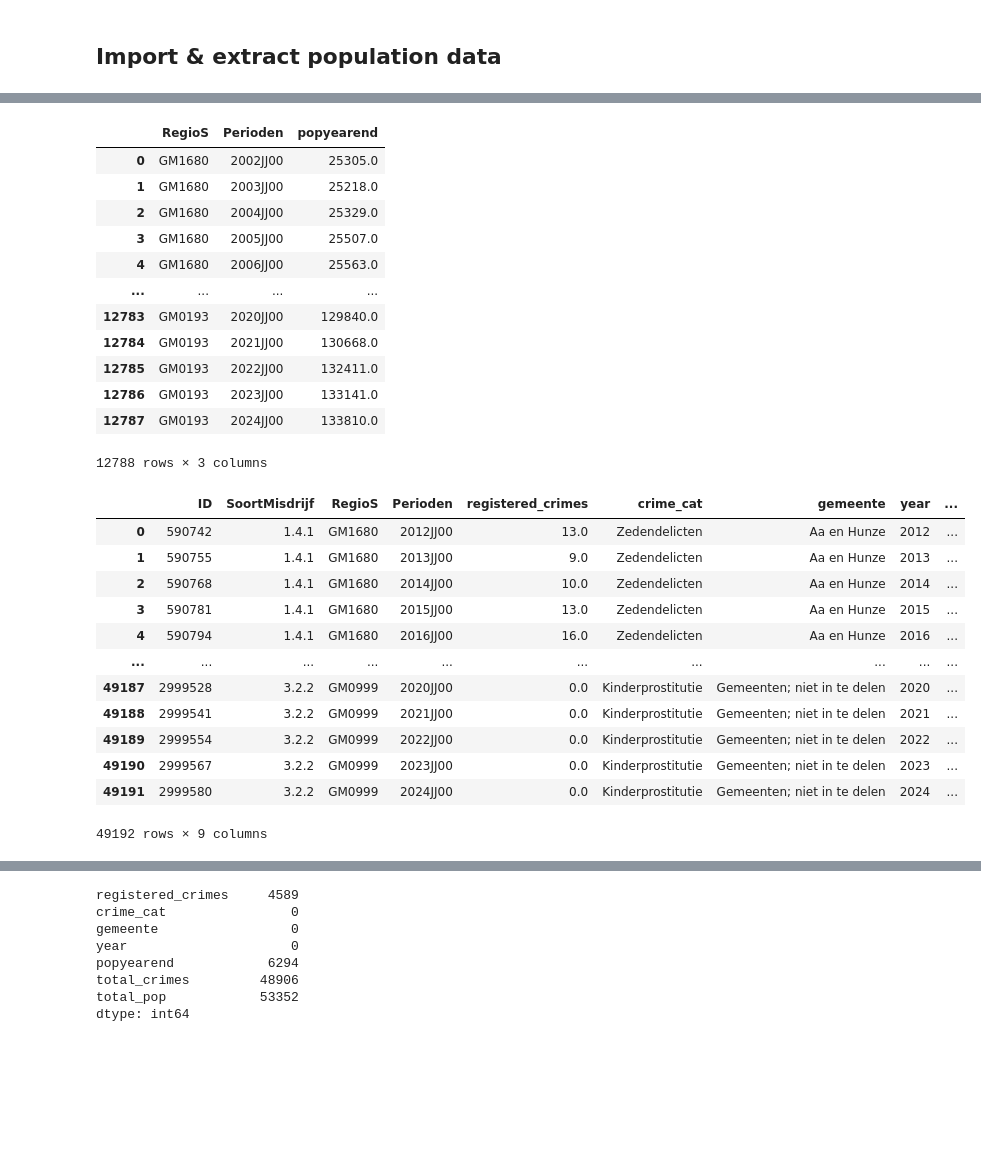
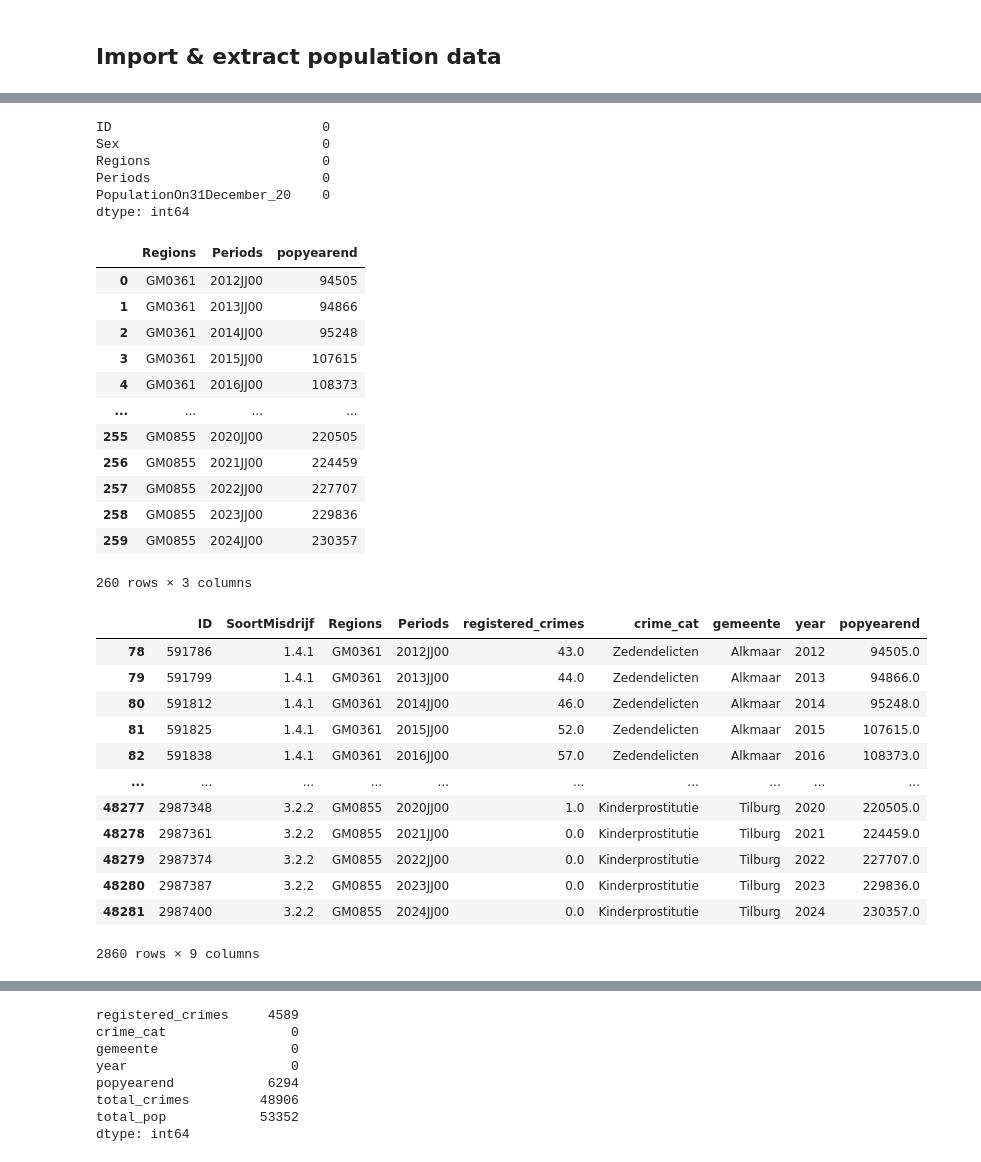
Before and after one commit to chels-j/NLViolentCrime, a Jupyter notebook: NLCrimeAnalysis.ipynb, the cells around one changed output, grey strips where cells are left out. Drawn from its saved outputs; the diff is of its cells as text; code cells hidden in the pictures; blank space fills up the shorter version.

```diff
--- a/NLCrimeAnalysis.ipynb
+++ b/NLCrimeAnalysis.ipynb
@@ -272,11 +259,13 @@ dtype: int64
 # %% [markdown]
 ## Import & extract population data
 # %%
-## Extracted from: https://opendata.cbs.nl/statline/portal.html?_la=nl&_catalog=CBS&tableId=37230ned&_theme=270
-## https://opendata.cbs.nl/statline/#/CBS/nl/dataset/37230ned/table?ts=1752318493150
+## Extracted from: https://opendata.cbs.nl/statline/#/CBS/en/dataset/37259eng/table?ts=1752340527100
+## https://opendata.cbs.nl/statline/portal.html?_la=en&_catalog=CBS&tableId=37259eng&_theme=1178
 ## On: 12-07-2025
 
-popdata = 'Bevolking_Gemeenten.csv'
+# popdata = 'Bevolking_Gemeenten.csv'
+popdata = 'Pop_NL_MajorCities.csv'
+
 
 popdata_df = pd.read_csv(popdata, sep=';')
 
@@ -309,44 +280,54 @@ dtype: int64
+# %%
+popdata_df.isna().sum()
+# %% [output]
+ID                           0
+Sex                          0
+Regions                      0
+Periods                      0
+PopulationOn31December_20    0
+dtype: int64
 # %%
 ## Keep only 'bevolking aan het einde van de periode', RegioS and Perioden
-popdata_df.drop(labels=['ID','BevolkingAanHetBeginVanDePeriode_1'], axis=1, inplace=True)
+popdata_df.drop(labels=['ID','Sex'], axis=1, inplace=True)
 # %%
 ## Rename bevolking column to PopYearEnd
-popdata_df.rename(mapper={'BevolkingAanHetEindeVanDePeriode_15':'popyearend'}, axis=1, inplace=True)
+popdata_df.rename(mapper={'PopulationOn31December_20':'popyearend'}, axis=1, inplace=True)
 # %%
 popdata_df
 # %% [output]
-|  | RegioS | Perioden | popyearend |
-| 0 | GM1680 | 2002JJ00 | 25305.0 |
-| 1 | GM1680 | 2003JJ00 | 25218.0 |
-| 2 | GM1680 | 2004JJ00 | 25329.0 |
-| 3 | GM1680 | 2005JJ00 | 25507.0 |
-| 4 | GM1680 | 2006JJ00 | 25563.0 |
+|  | Regions | Periods | popyearend |
+| 0 | GM0361 | 2012JJ00 | 94505 |
+| 1 | GM0361 | 2013JJ00 | 94866 |
+| 2 | GM0361 | 2014JJ00 | 95248 |
+| 3 | GM0361 | 2015JJ00 | 107615 |
+| 4 | GM0361 | 2016JJ00 | 108373 |
 | ... | ... | ... | ... |
-| 12783 | GM0193 | 2020JJ00 | 129840.0 |
-| 12784 | GM0193 | 2021JJ00 | 130668.0 |
-| 12785 | GM0193 | 2022JJ00 | 132411.0 |
-| 12786 | GM0193 | 2023JJ00 | 133141.0 |
-| 12787 | GM0193 | 2024JJ00 | 133810.0 |
+| 255 | GM0855 | 2020JJ00 | 220505 |
+| 256 | GM0855 | 2021JJ00 | 224459 |
+| 257 | GM0855 | 2022JJ00 | 227707 |
+| 258 | GM0855 | 2023JJ00 | 229836 |
+| 259 | GM0855 | 2024JJ00 | 230357 |
-12788 rows × 3 columns
+260 rows × 3 columns
 # %%
 ## Merge popdata_df to crime_df based on common RegioS and Perioden keys
-crimepc_df = pd.merge(crime_df, popdata_df, on=['RegioS', 'Perioden'], how='left')
+crimepc_df = pd.merge(crime_df, popdata_df, on=['Regions', 'Periods'], how='left')
 # %%
 crimepc_df.rename({'GeregistreerdeMisdrijven_1':'registered_crimes'},axis=1, inplace=True)
 # %%
-crimepc_df
+crime_cities = crimepc_df[~crimepc_df['popyearend'].isna()]
+crime_cities
 # %% [output]
-|  | ID | SoortMisdrijf | RegioS | Perioden | registered_crimes | crime_cat | gemeente | year | ... |
-| 0 | 590742 | 1.4.1 | GM1680 | 2012JJ00 | 13.0 | Zedendelicten | Aa en Hunze | 2012 | ... |
-| 1 | 590755 | 1.4.1 | GM1680 | 2013JJ00 | 9.0 | Zedendelicten | Aa en Hunze | 2013 | ... |
-| 2 | 590768 | 1.4.1 | GM1680 | 2014JJ00 | 10.0 | Zedendelicten | Aa en Hunze | 2014 | ... |
-| 3 | 590781 | 1.4.1 | GM1680 | 2015JJ00 | 13.0 | Zedendelicten | Aa en Hunze | 2015 | ... |
-| 4 | 590794 | 1.4.1 | GM1680 | 2016JJ00 | 16.0 | Zedendelicten | Aa en Hunze | 2016 | ... |
+|  | ID | SoortMisdrijf | Regions | Periods | registered_crimes | crime_cat | gemeente | year | popyearend |
+| 78 | 591786 | 1.4.1 | GM0361 | 2012JJ00 | 43.0 | Zedendelicten | Alkmaar | 2012 | 94505.0 |
+| 79 | 591799 | 1.4.1 | GM0361 | 2013JJ00 | 44.0 | Zedendelicten | Alkmaar | 2013 | 94866.0 |
+| 80 | 591812 | 1.4.1 | GM0361 | 2014JJ00 | 46.0 | Zedendelicten | Alkmaar | 2014 | 95248.0 |
+| 81 | 591825 | 1.4.1 | GM0361 | 2015JJ00 | 52.0 | Zedendelicten | Alkmaar | 2015 | 107615.0 |
+| 82 | 591838 | 1.4.1 | GM0361 | 2016JJ00 | 57.0 | Zedendelicten | Alkmaar | 2016 | 108373.0 |
 | ... | ... | ... | ... | ... | ... | ... | ... | ... | ... |
-| 49187 | 2999528 | 3.2.2 | GM0999 | 2020JJ00 | 0.0 | Kinderprostitutie | Gemeenten; niet in te delen | 2020 | ... |
-| 49188 | 2999541 | 3.2.2 | GM0999 | 2021JJ00 | 0.0 | Kinderprostitutie | Gemeenten; niet in te delen | 2021 | ... |
-| 49189 | 2999554 | 3.2.2 | GM0999 | 2022JJ00 | 0.0 | Kinderprostitutie | Gemeenten; niet in te delen | 2022 | ... |
-| 49190 | 2999567 | 3.2.2 | GM0999 | 2023JJ00 | 0.0 | Kinderprostitutie | Gemeenten; niet in te delen | 2023 | ... |
-| 49191 | 2999580 | 3.2.2 | GM0999 | 2024JJ00 | 0.0 | Kinderprostitutie | Gemeenten; niet in te delen | 2024 | ... |
+| 48277 | 2987348 | 3.2.2 | GM0855 | 2020JJ00 | 1.0 | Kinderprostitutie | Tilburg | 2020 | 220505.0 |
+| 48278 | 2987361 | 3.2.2 | GM0855 | 2021JJ00 | 0.0 | Kinderprostitutie | Tilburg | 2021 | 224459.0 |
+| 48279 | 2987374 | 3.2.2 | GM0855 | 2022JJ00 | 0.0 | Kinderprostitutie | Tilburg | 2022 | 227707.0 |
+| 48280 | 2987387 | 3.2.2 | GM0855 | 2023JJ00 | 0.0 | Kinderprostitutie | Tilburg | 2023 | 229836.0 |
+| 48281 | 2987400 | 3.2.2 | GM0855 | 2024JJ00 | 0.0 | Kinderprostitutie | Tilburg | 2024 | 230357.0 |
-49192 rows × 9 columns
+2860 rows × 9 columns
 # %%
```
Also changed, not shown: parts of 19 cells of this notebook, 1 other file.
